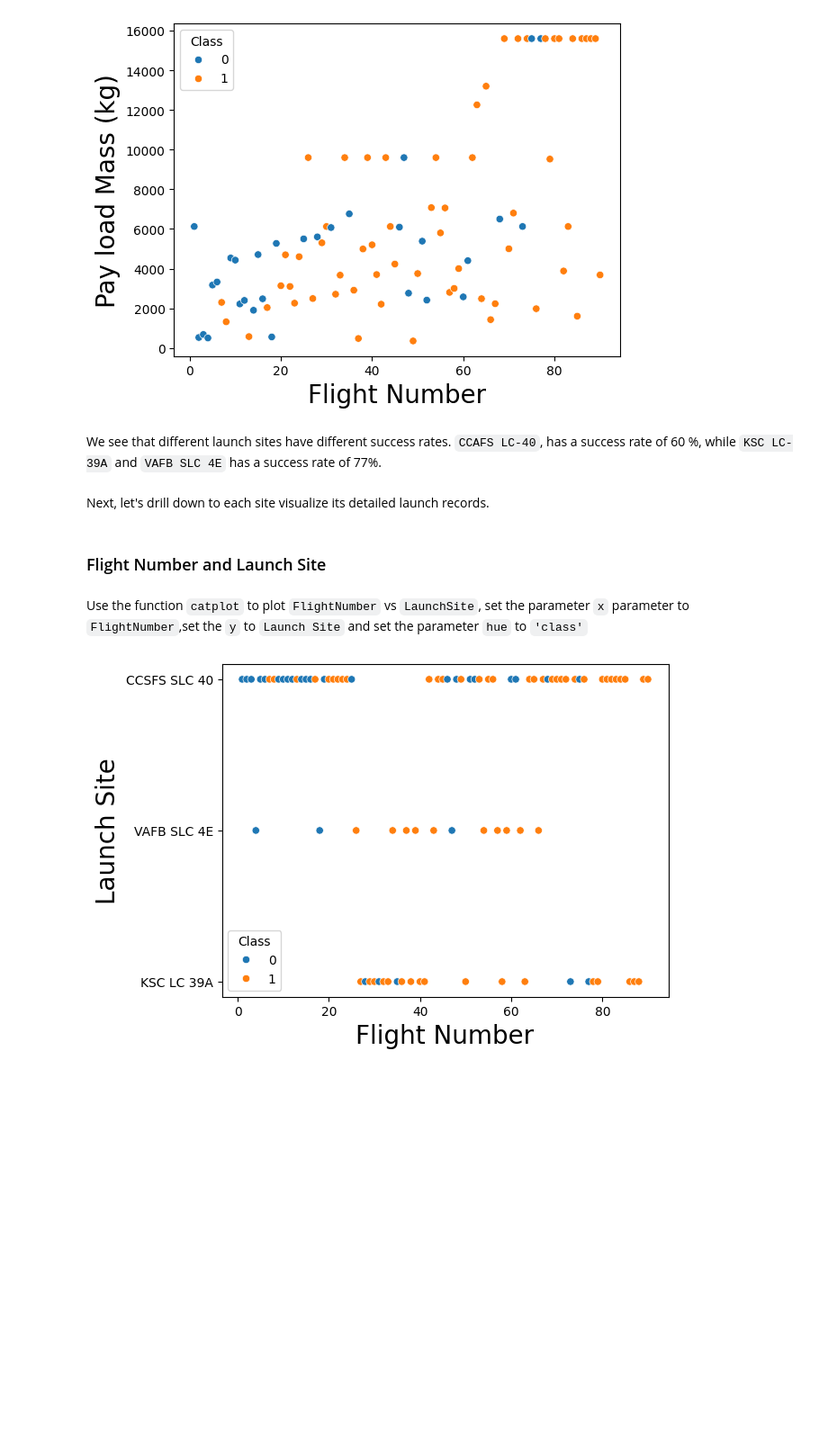
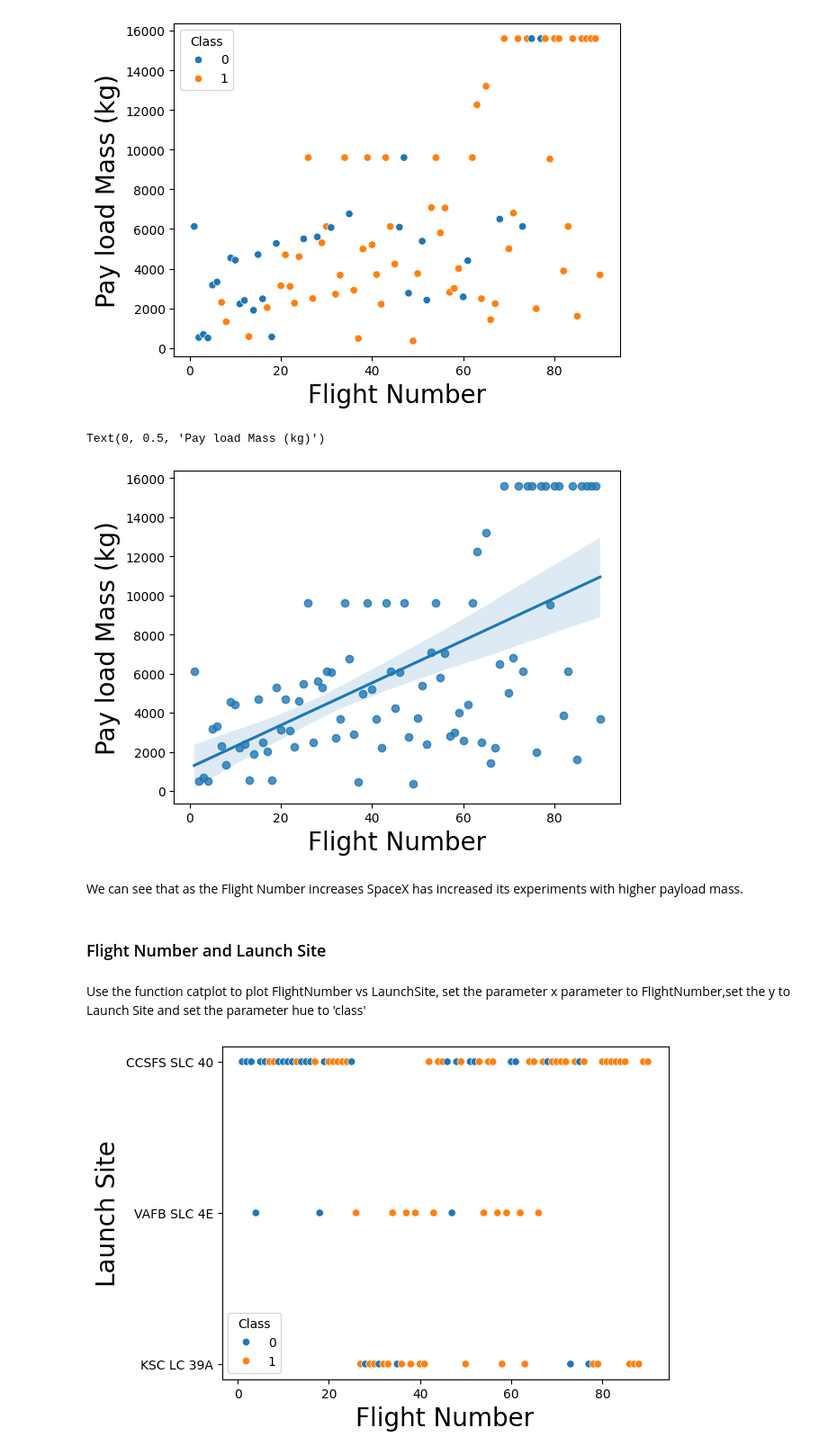
Before and after one commit to Thej-Venkat-P/SpaceX-First-Stage-Landing-Prediction, a Jupyter notebook: EDA with Data Visualization.ipynb, the cells around one changed output. Shown: that part at 90% size. Saved outputs shown, nothing was run; the diff lists cells and outputs as text; code cells hidden in the pictures; blank space fills up the shorter version.

```diff
--- a/EDA with Data Visualization.ipynb
+++ b/EDA with Data Visualization.ipynb
@@ -37,14 +37,19 @@ plt.ylabel("Pay load Mass (kg)",fontsize=20)
 # %% [output]
 Text(0, 0.5, 'Pay load Mass (kg)')
 [figure]
-# %% [markdown]
-We see that different launch sites have different success rates.  <code>CCAFS LC-40</code>, has a success rate of 60 %, while  <code>KSC LC-39A</code> and <code>VAFB SLC 4E</code> has a success rate of 77%.
-# %% [markdown]
-Next, let's drill down to each site visualize its detailed launch records.
+# %%
+sns.regplot(y="PayloadMass", x="FlightNumber", data=df)
+plt.xlabel("Flight Number",fontsize=20)
+plt.ylabel("Pay load Mass (kg)",fontsize=20)
+# %% [output]
+Text(0, 0.5, 'Pay load Mass (kg)')
+[figure, added]
+# %% [markdown]
+We can see that as the Flight Number increases SpaceX has increased its experiments with higher payload mass.
 # %% [markdown]
 ### Flight Number and Launch Site
 # %% [markdown]
-Use the function <code>catplot</code> to plot <code>FlightNumber</code> vs <code>LaunchSite</code>, set the  parameter <code>x</code>  parameter to <code>FlightNumber</code>,set the  <code>y</code> to <code>Launch Site</code> and set the parameter <code>hue</code> to <code>'class'</code>
+Use the function catplot to plot FlightNumber vs LaunchSite, set the  parameter x  parameter to FlightNumber,set the  y to Launch Site and set the parameter hue to 'class'
 # %%
 # Plot a scatter point chart with x axis to be Flight Number and y axis to be the launch site, and hue to be the class value
 sns.scatterplot(x='FlightNumber', y='LaunchSite', hue='Class', data=df)
```
Also changed, not shown: parts of 10 cells of this notebook, 11 other files.
